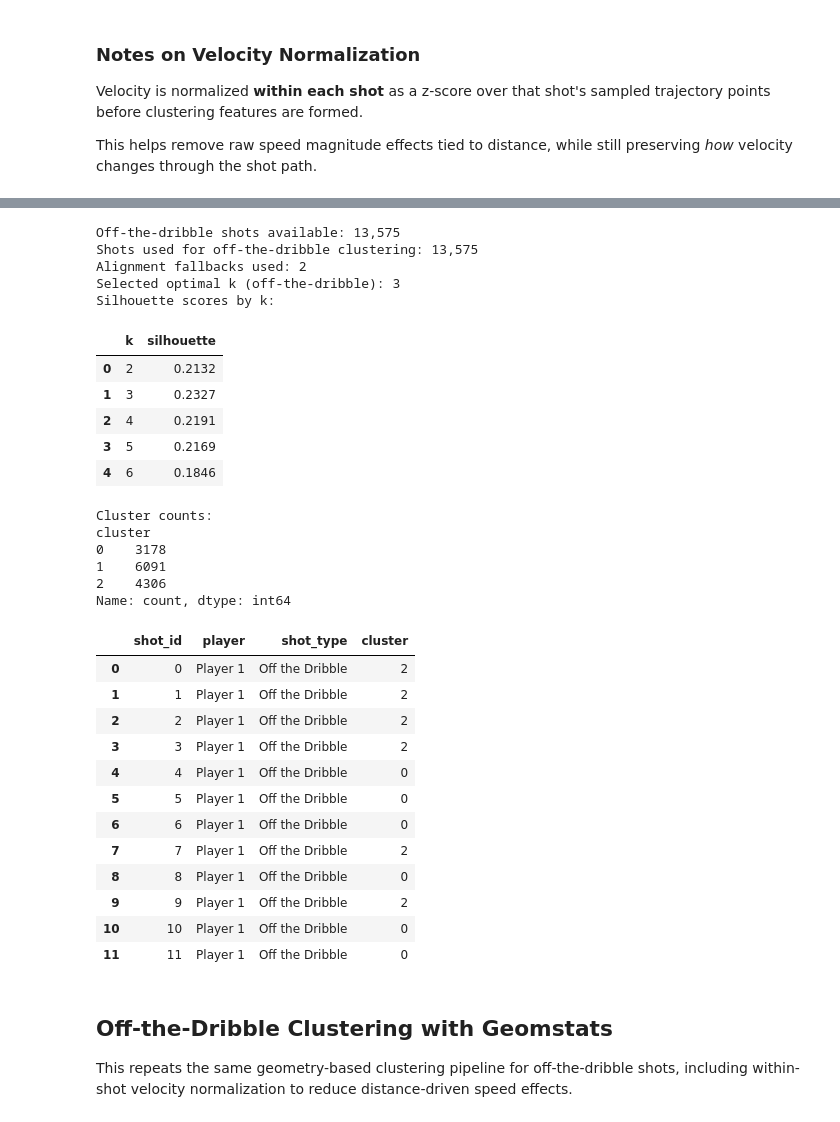
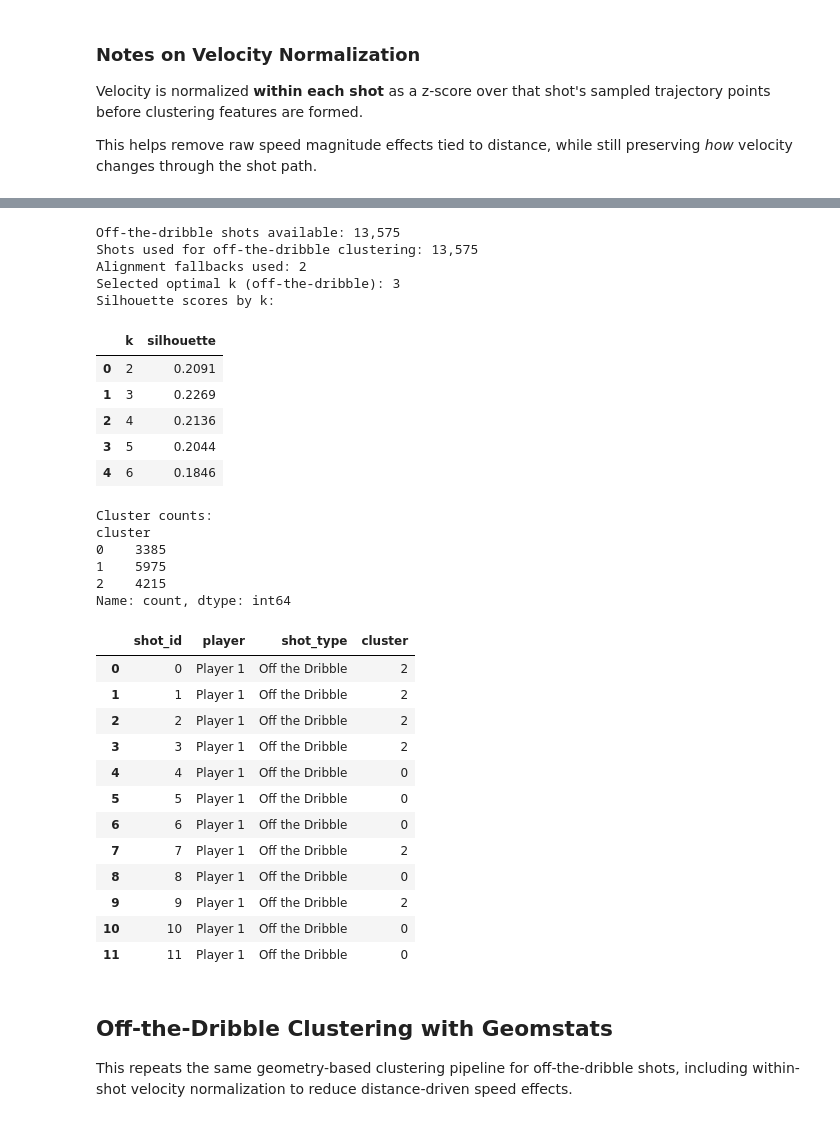
Before and after one commit to shahilpatel/P3_capstone_2026, a Jupyter notebook: ballflight_to_outcome/ball_path_characteristics_abhi.ipynb, the cells around one changed output, grey strips where cells are left out. Cells and saved outputs as stored; diff of their text form; code cells hidden in the pictures.

```diff
--- a/ballflight_to_outcome/ball_path_characteristics_abhi.ipynb
+++ b/ballflight_to_outcome/ball_path_characteristics_abhi.ipynb
@@ -850,7 +848,32 @@ if not hasattr(np, 'trapz') and hasattr(np, 'trapezoid'):
 import geomstats.backend as gs
 from geomstats.geometry.discrete_curves import DiscreteCurvesStartingAtOrigin, SRVMetric
 from sklearn.cluster import KMeans
+from sklearn.metrics import silhouette_score
 from sklearn.preprocessing import StandardScaler
+
+if 'pick_optimal_kmeans_k' not in globals():
+    def pick_optimal_kmeans_k(feature_matrix, k_candidates, random_state=42):
+        n_samples = int(feature_matrix.shape[0])
+        valid_k = sorted({int(k) for k in k_candidates if 2 <= int(k) < n_samples})
+        if not valid_k:
+            fallback_k = 2 if n_samples >= 3 else 1
+            return fallback_k, pd.DataFrame()
+
+        scores = []
+        for k in valid_k:
+            model = KMeans(n_clusters=k, random_state=random_state, n_init='auto')
+            labels = model.fit_predict(feature_matrix)
+            if len(np.unique(labels)) < 2:
+                continue
+            score = float(silhouette_score(feature_matrix, labels))
+            scores.append({'k': int(k), 'silhouette': score})
+
+        if not scores:
+            return valid_k[0], pd.DataFrame()
+
+        score_df = pd.DataFrame(scores).sort_values('k').reset_index(drop=True)
+        best_row = score_df.sort_values(['silhouette', 'k'], ascending=[False, True]).iloc[0]
+        return int(best_row['k']), score_df
 
 OD_PATTERN = 'off the dribble'
 K_SAMPLING_OD = 60
@@ -870,6 +893,17 @@ off_ids = shot_meta_od.loc[is_od, 'shot_id'].tolist()
 off_df = traj_df[traj_df['shot_id'].isin(off_ids)].copy()
 
 print(f'Off-the-dribble shots available: {len(off_ids):,}')
+
+# Additional safeguard: normalize x/y/z within player right before path clustering.
+for axis in ['x', 'y', 'z']:
+    mu = off_df.groupby('player')[axis].transform('mean')
+    sd = off_df.groupby('player')[axis].transform('std')
+    global_sd = float(off_df[axis].std()) if not off_df.empty else 1.0
+    if not np.isfinite(global_sd) or global_sd <= 1e-8:
+        global_sd = 1.0
+    sd = sd.fillna(global_sd)
+    sd = sd.mask(sd.abs() < 1e-8, global_sd)
+    off_df[axis] = (off_df[axis] - mu) / sd
 
 curve_rows_od = []
 for shot_id, g in off_df.groupby('shot_id', sort=False):
@@ -1034,44 +1068,44 @@ fig_od.add_trace(go.Scatter3d(
         colorscale='Turbo',
         cmin=vel_min_od,
         cmax=vel_max_od,
         showscale=True,
         colorbar=dict(title='Centroid velocity (within-shot normalized)'),
     ),
     hoverinfo='skip',
     showlegend=False,
 ))
 
 fig_od.update_layout(
     title='Off-the-Dribble: Mean Aligned Curve by Cluster (Velocity Gradient)',
     scene=dict(
         xaxis_title='X (post-fit standardized)',
         yaxis_title='Y (post-fit standardized)',
         zaxis_title='Z (post-fit standardized)',
         aspectmode='data',
     ),
     height=760,
     margin=dict(l=0, r=0, t=60, b=0),
 )
 fig_od.show()
 
-curves_df_od[['shot_id', 'player', 'shot_type', 'cluster']].head(12)
+display(curves_df_od[['shot_id', 'player', 'shot_type', 'cluster']].head(12))
 # %% [output]
 Off-the-dribble shots available: 13,575
 Shots used for off-the-dribble clustering: 13,575
 Alignment fallbacks used: 2
 Selected optimal k (off-the-dribble): 3
 Silhouette scores by k:
 |  | k | silhouette |
-| 0 | 2 | 0.2132 |
-| 1 | 3 | 0.2327 |
-| 2 | 4 | 0.2191 |
-| 3 | 5 | 0.2169 |
+| 0 | 2 | 0.2091 |
+| 1 | 3 | 0.2269 |
+| 2 | 4 | 0.2136 |
+| 3 | 5 | 0.2044 |
 | 4 | 6 | 0.1846 |
 Cluster counts:
 cluster
-0    3178
-1    6091
-2    4306
+0    3385
+1    5975
+2    4215
 Name: count, dtype: int64
 |  | shot_id | player | shot_type | cluster |
 | 0 | 0 | Player 1 | Off the Dribble | 2 |
```
Also changed, not shown: parts of 10 cells of this notebook, 1 other file.
